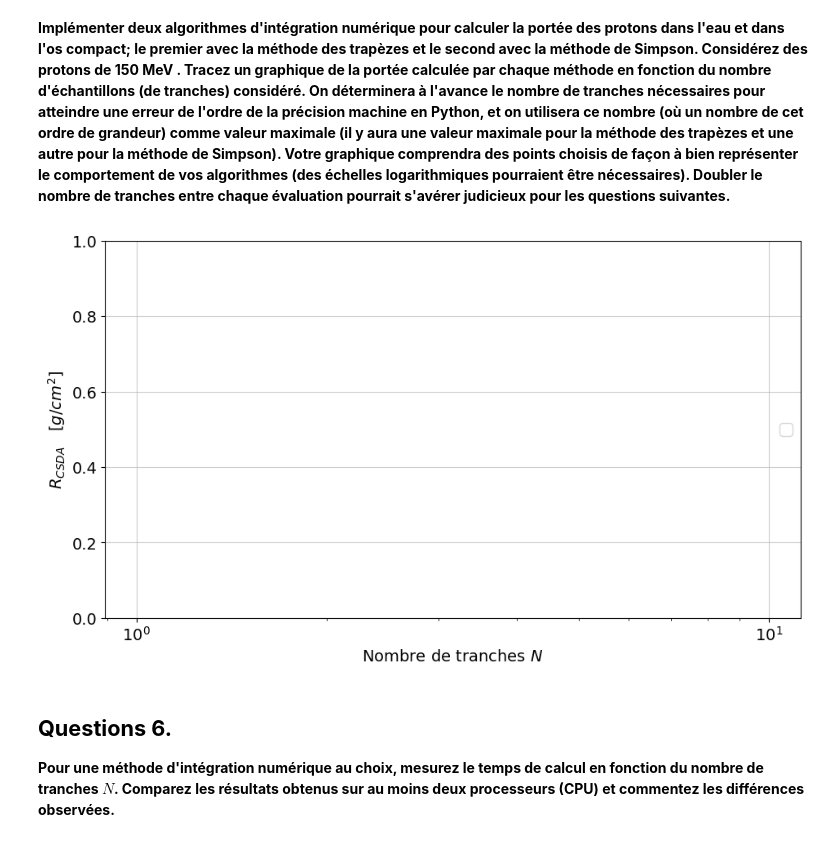
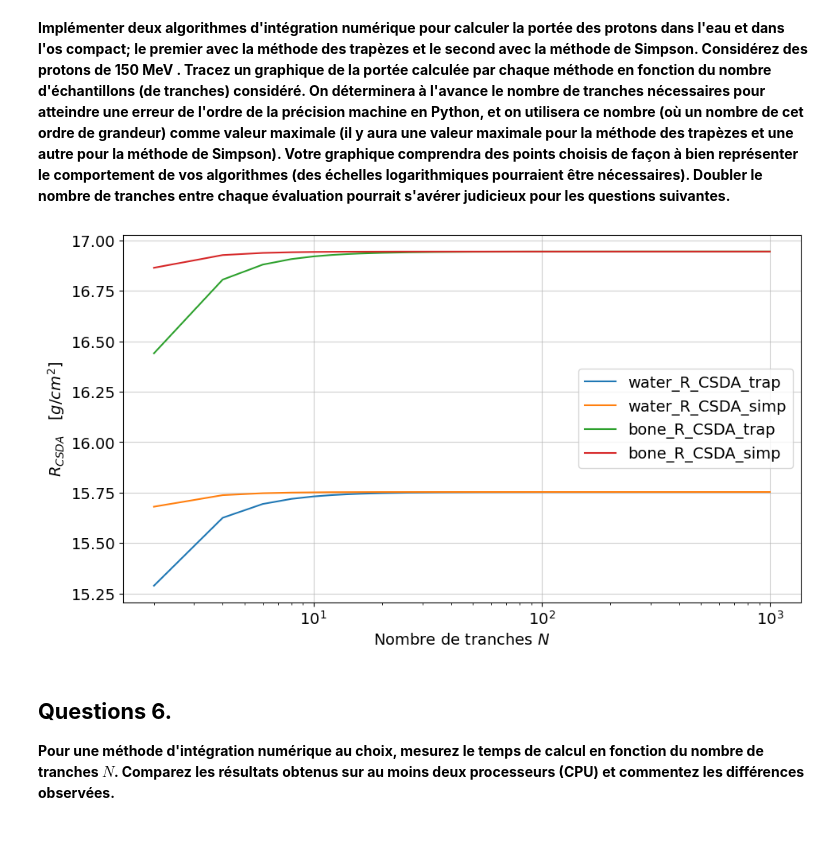
Before and after one commit to Eloi-Blouin/GPH-University-Laval-Course, a Jupyter notebook: Ulaval Session 8 Hiver 2026/Physique Numérique/TP1/TP1_ÉloiBlouin_ClémentPoulin.ipynb, the cells around one changed output. Cells and saved outputs as stored; diff of their text form; code cells hidden in the pictures.

Commit message:
Remove waterProperties pakcage and fix Q5 performance test

```diff
--- a/Ulaval Session 8 Hiver 2026/Physique Numérique/TP1/TP1_ÉloiBlouin_ClémentPoulin.ipynb
+++ b/Ulaval Session 8 Hiver 2026/Physique Numérique/TP1/TP1_ÉloiBlouin_ClémentPoulin.ipynb
@@ -432,34 +431,33 @@ def run_analysis(material_name, N_trap, N_simp):
 
     return trap_results, simp_results
 # %%
-long_simulation = False
-
-if long_simulation:
+run_test_long_simulation = False
+if run_test_long_simulation:
     %%timeit -r 3 -n 5    # run cell 3 times with a repetition of 5
 
-    N_trap = np.arange(2, 1001, 2)
-    N_simp = np.arange(2, 1001, 2)
+N_trap = np.arange(2, 1001, 2)
+N_simp = np.arange(2, 1001, 2)
 
-    water_R_CSDA_trap, water_R_CSDA_simp = run_analysis("water", N_trap, N_simp)
-    bone_R_CSDA_trap, bone_R_CSDA_simp = run_analysis("bone", N_trap, N_simp)
+water_R_CSDA_trap, water_R_CSDA_simp = run_analysis("water", N_trap, N_simp)
+bone_R_CSDA_trap, bone_R_CSDA_simp = run_analysis("bone", N_trap, N_simp)
 # %%
 plt.figure(figsize=(11, 6))
 
-#plt.plot(N_trap, water_R_CSDA_trap, label="water_R_CSDA_trap")
-#plt.plot(N_simp, water_R_CSDA_simp, label="water_R_CSDA_simp")
-#plt.plot(N_trap, bone_R_CSDA_trap, label="bone_R_CSDA_trap")
-#plt.plot(N_simp, bone_R_CSDA_simp, label="bone_R_CSDA_simp")
+plt.plot(N_trap, water_R_CSDA_trap, label="water_R_CSDA_trap")
+plt.plot(N_simp, water_R_CSDA_simp, label="water_R_CSDA_simp")
+plt.plot(N_trap, bone_R_CSDA_trap, label="bone_R_CSDA_trap")
+plt.plot(N_simp, bone_R_CSDA_simp, label="bone_R_CSDA_simp")
 
 plt.xlabel(r"Nombre de tranches $N$")
 plt.ylabel(r"$R_{CSDA}\quad[g/cm^2]$")
 
 plt.xscale('log')
 
 plt.grid(alpha=0.6)
 plt.legend(loc='center right')
 plt.show()
 # %% [output]
-[figure, old version]
+[figure, new version]
 # %% [markdown]
 ## **Questions 6.**
 **Pour une méthode d'intégration numérique au choix, mesurez le temps de calcul en fonction du nombre de tranches $N$. Comparez les résultats obtenus sur au moins deux processeurs (CPU) et commentez les différences observées.**
```
Also changed, not shown: parts of 1 cell of this notebook.
